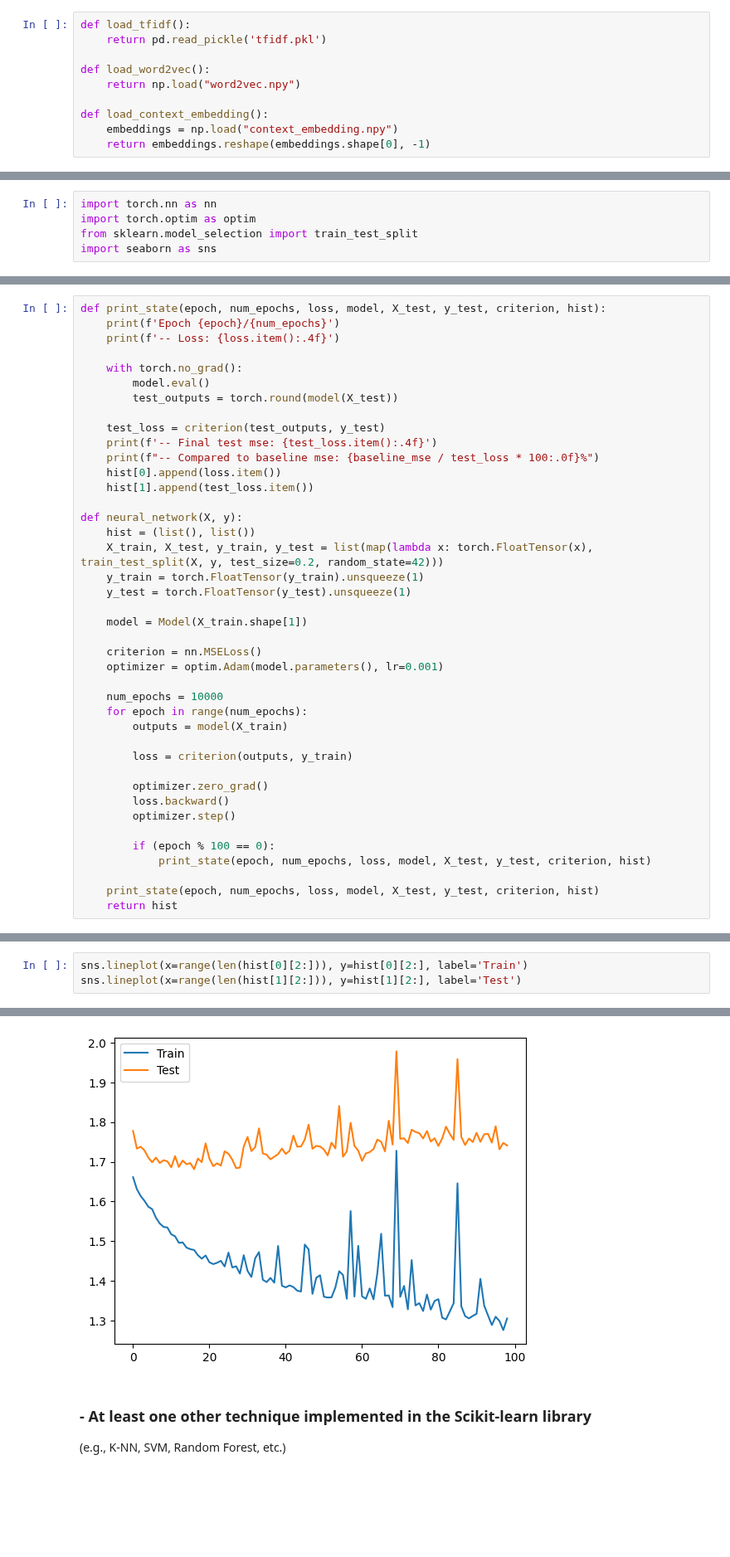
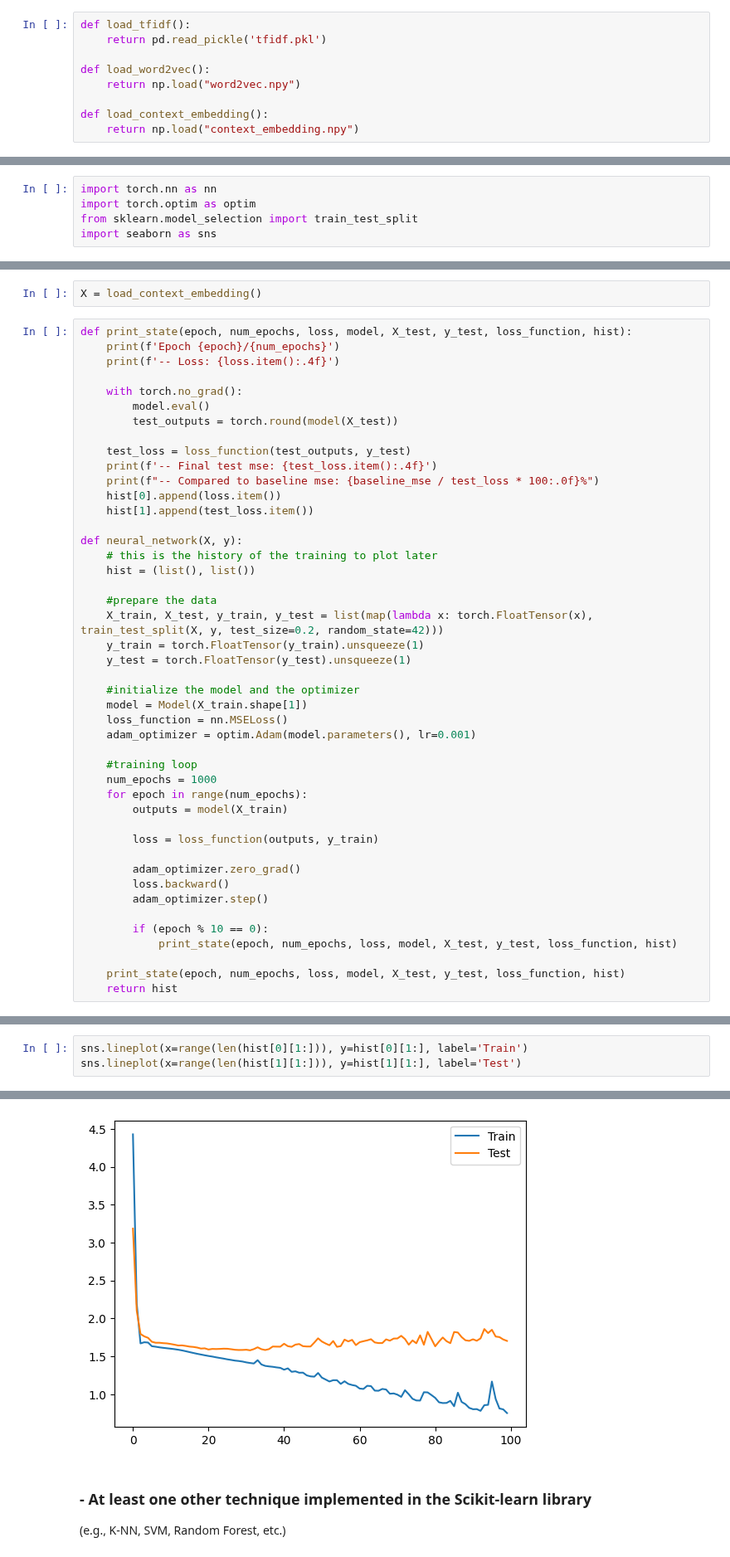
Before and after one commit to BenediktMehl/DataProcessingFinalProject, a Jupyter notebook: processing.ipynb, the cells around one changed output, grey strips where cells are left out. Shown at 83% size. Saved outputs shown, nothing was run; the diff lists cells and outputs as text; blank space fills up the shorter version.

```diff
--- a/processing.ipynb
+++ b/processing.ipynb
@@ -55,8 +55,7 @@ def load_word2vec():
     return np.load("word2vec.npy")
 
 def load_context_embedding():
-    embeddings = np.load("context_embedding.npy")
-    return embeddings.reshape(embeddings.shape[0], -1)
+    return np.load("context_embedding.npy")
 # %% [markdown]
 # 3 Basic Project
 The basic project will consist of solving a regression task, comparing the performance obtained using different vectorizations of the documents and at least two different machine learning strategies, as described below.
@@ -112,5 +111,7 @@ X = np.concatenate((X, data[interesting_columns]), axis=1)
+# %%
+X = load_context_embedding()
 # %%
-def print_state(epoch, num_epochs, loss, model, X_test, y_test, criterion, hist):
+def print_state(epoch, num_epochs, loss, model, X_test, y_test, loss_function, hist):
     print(f'Epoch {epoch}/{num_epochs}')
     print(f'-- Loss: {loss.item():.4f}')
 
@@ -118,37 +119,41 @@ def print_state(epoch, num_epochs, loss, model, X_test, y_test, criterion, hist)
         model.eval()
         test_outputs = torch.round(model(X_test))
 
-    test_loss = criterion(test_outputs, y_test)
+    test_loss = loss_function(test_outputs, y_test)
     print(f'-- Final test mse: {test_loss.item():.4f}')
     print(f"-- Compared to baseline mse: {baseline_mse / test_loss * 100:.0f}%")
     hist[0].append(loss.item())
     hist[1].append(test_loss.item())
 
 def neural_network(X, y):
+    # this is the history of the training to plot later
     hist = (list(), list())
+
+    #prepare the data
     X_train, X_test, y_train, y_test = list(map(lambda x: torch.FloatTensor(x), train_test_split(X, y, test_size=0.2, random_state=42)))
     y_train = torch.FloatTensor(y_train).unsqueeze(1)
     y_test = torch.FloatTensor(y_test).unsqueeze(1)
 
+    #initialize the model and the optimizer
     model = Model(X_train.shape[1])
+    loss_function = nn.MSELoss()
+    adam_optimizer = optim.Adam(model.parameters(), lr=0.001)
 
-    criterion = nn.MSELoss()
-    optimizer = optim.Adam(model.parameters(), lr=0.001)
-
-    num_epochs = 10000
+    #training loop
+    num_epochs = 1000
     for epoch in range(num_epochs):
         outputs = model(X_train)
 
-        loss = criterion(outputs, y_train)
+        loss = loss_function(outputs, y_train)
 
-        optimizer.zero_grad()
+        adam_optimizer.zero_grad()
         loss.backward()
-        optimizer.step()
+        adam_optimizer.step()
 
-        if (epoch % 100 == 0):
-            print_state(epoch, num_epochs, loss, model, X_test, y_test, criterion, hist)
+        if (epoch % 10 == 0):
+            print_state(epoch, num_epochs, loss, model, X_test, y_test, loss_function, hist)
 
-    print_state(epoch, num_epochs, loss, model, X_test, y_test, criterion, hist)
+    print_state(epoch, num_epochs, loss, model, X_test, y_test, loss_function, hist)
     return hist
 # %%
 hist = neural_network(X, data['rating'].to_numpy())
@@ -173,9 +178,9 @@ KeyboardInterrupt:
 # %%
-sns.lineplot(x=range(len(hist[0][2:])), y=hist[0][2:], label='Train')
-sns.lineplot(x=range(len(hist[1][2:])), y=hist[1][2:], label='Test')
+sns.lineplot(x=range(len(hist[0][1:])), y=hist[0][1:], label='Train')
+sns.lineplot(x=range(len(hist[1][1:])), y=hist[1][1:], label='Test')
 # %% [output]
 <Axes: >
-[figure, old version]
+[figure, new version]
 # %% [markdown]
 ### - At least one other technique implemented in the Scikit-learn library
 (e.g., K-NN, SVM, Random Forest, etc.)
```
Also changed, not shown: parts of 13 cells of this notebook, 7 other files.
